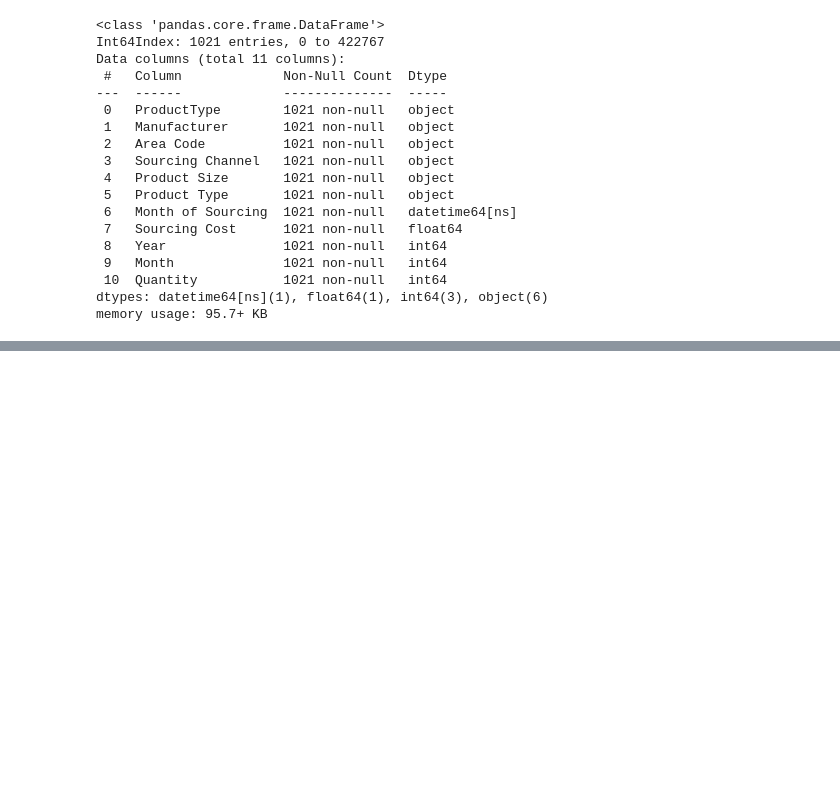
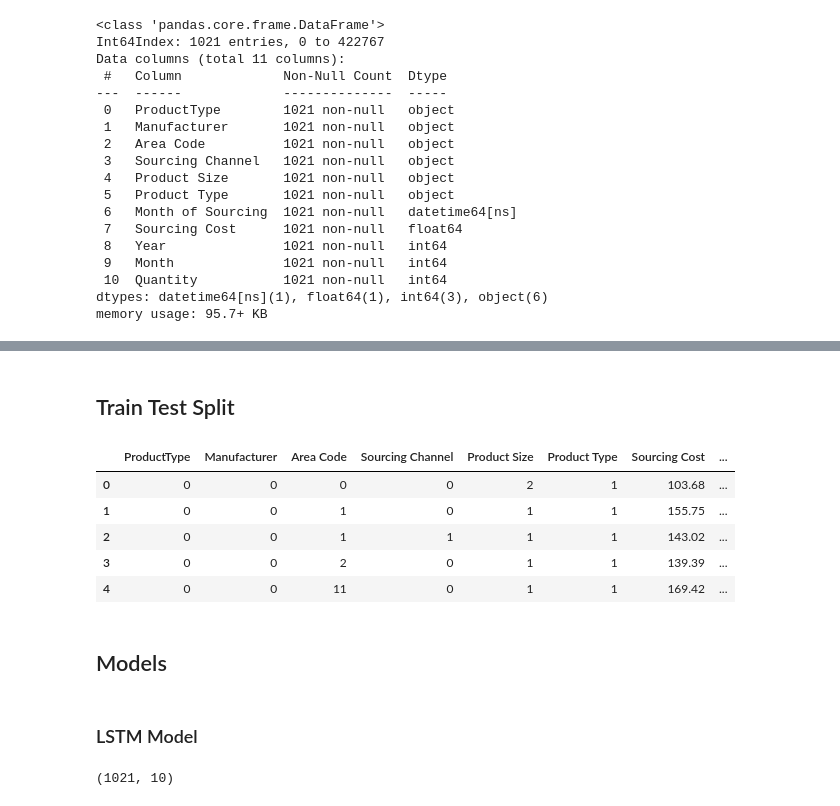
Before and after one commit to astro215/Jainil_AIML_Assessment, a Jupyter notebook: test.ipynb, the cells around one changed output, grey strips where cells are left out. Drawn from its saved outputs; the diff is of its cells as text; code cells hidden in the pictures; blank space fills up the shorter version.

```diff
--- a/test.ipynb
+++ b/test.ipynb
@@ -938,0 +865,19 @@ sourcing_cost_values
+# %%
+# Prepare test data
+test_data = test_df.copy()
+
+
+# Label encoding for categorical variables
+label_encoders = {}
+for column in test_data.select_dtypes(include=['object']).columns:
+    le = LabelEncoder()
+    test_data[column] = le.fit_transform(test_data[column])
+    label_encoders[column] = le
+
+
+
+X_test = test_data.drop(columns=['Month of Sourcing' ,'Sourcing Cost'])
+
+
+# Reshape input data for LSTM
+X_test_lstm = X_test.values.reshape((X_test.shape[0], X_test.shape[1], 1))
@@ -938,0 +1129,2 @@ sourcing_cost_values
+# %% [markdown]
+## Train Test Split
@@ -938,0 +1160,35 @@ sourcing_cost_values
+# %%
+# Prepare test data
+test_data = test_df.copy()
+
+
+# Label encoding for categorical variables
+label_encoders = {}
+for column in test_data.select_dtypes(include=['object']).columns:
+    le = LabelEncoder()
+    test_data[column] = le.fit_transform(test_data[column])
+    label_encoders[column] = le
+
+
+X_test = test_data.drop(columns=['Month of Sourcing'])
+
+
+# Reshape input data for LSTM
+X_test_lstm = X_test.values.reshape((X_test.shape[0], X_test.shape[1], 1))
+# %%
+X_test.head()
+# %% [output]
+|  | ProductType | Manufacturer | Area Code | Sourcing Channel | Product Size | Product Type | Sourcing Cost | ... |
+| 0 | 0 | 0 | 0 | 0 | 2 | 1 | 103.68 | ... |
+| 1 | 0 | 0 | 1 | 0 | 1 | 1 | 155.75 | ... |
+| 2 | 0 | 0 | 1 | 1 | 1 | 1 | 143.02 | ... |
+| 3 | 0 | 0 | 2 | 0 | 1 | 1 | 139.39 | ... |
+| 4 | 0 | 0 | 11 | 0 | 1 | 1 | 169.42 | ... |
+# %% [markdown]
+## Models
+# %% [markdown]
+### LSTM Model
+# %%
+X_train.shape
+# %% [output]
+(1021, 10)
```
Also changed, not shown: parts of 119 cells of this notebook, 1 other file.
